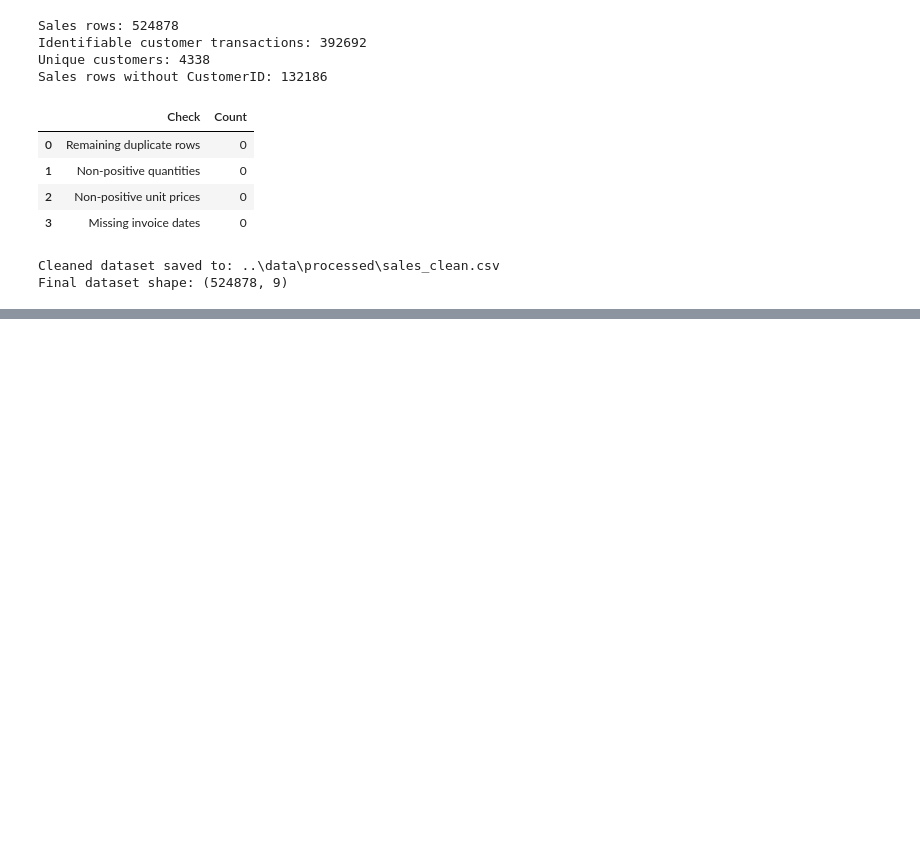
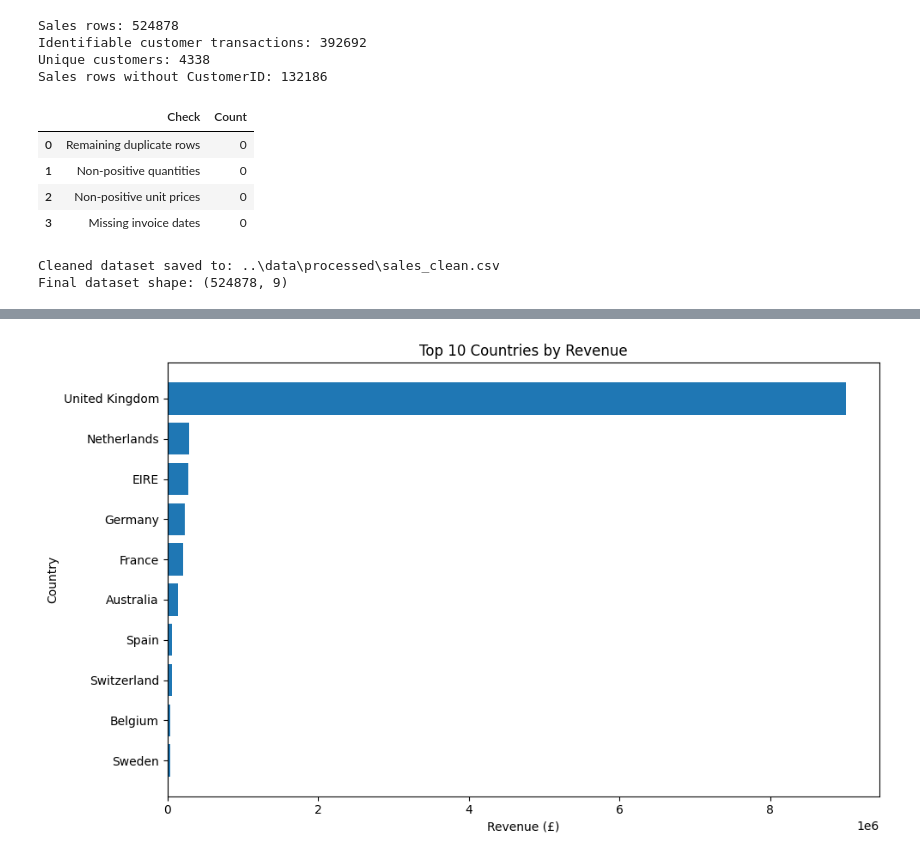
Before and after one commit to sahelsepehri/data-analysis-portfolio, a Jupyter notebook: ecommerce-sales-analysis/notebooks/E-commerce Sales Performance Analysis.ipynb, the cells around one changed output, grey strips where cells are left out. Saved outputs shown, nothing was run; the diff lists cells and outputs as text; code cells hidden in the pictures; blank space fills up the shorter version.

```diff
--- a/ecommerce-sales-analysis/notebooks/E-commerce Sales Performance Analysis.ipynb
+++ b/ecommerce-sales-analysis/notebooks/E-commerce Sales Performance Analysis.ipynb
@@ -301,0 +451,15 @@ Final dataset shape: (524878, 9)
+# %%
+
+country_sales = (
+    sales_df
+    .groupby("Country")
+    .agg(
+        Revenue=("Revenue", "sum"),
+        Orders=("InvoiceNo", "nunique"),
+        Units_Sold=("Quantity", "sum")
+    )
+    .reset_index()
+    .sort_values("Revenue", ascending=False)
+)
+
+display(country_sales.head(10))
@@ -301,0 +478,21 @@ Final dataset shape: (524878, 9)
+# %%
+
+top_countries = (
+    country_sales.head(10)
+    .sort_values("Revenue")
+)
+
+plt.figure(figsize=(10, 6))
+
+plt.barh(
+    top_countries["Country"],
+    top_countries["Revenue"]
+)
+
+plt.title("Top 10 Countries by Revenue")
+plt.xlabel("Revenue (£)")
+plt.ylabel("Country")
+plt.tight_layout()
+plt.show()
+# %% [output]
+[figure, added]
```
Also changed, not shown: parts of 8 cells of this notebook.
